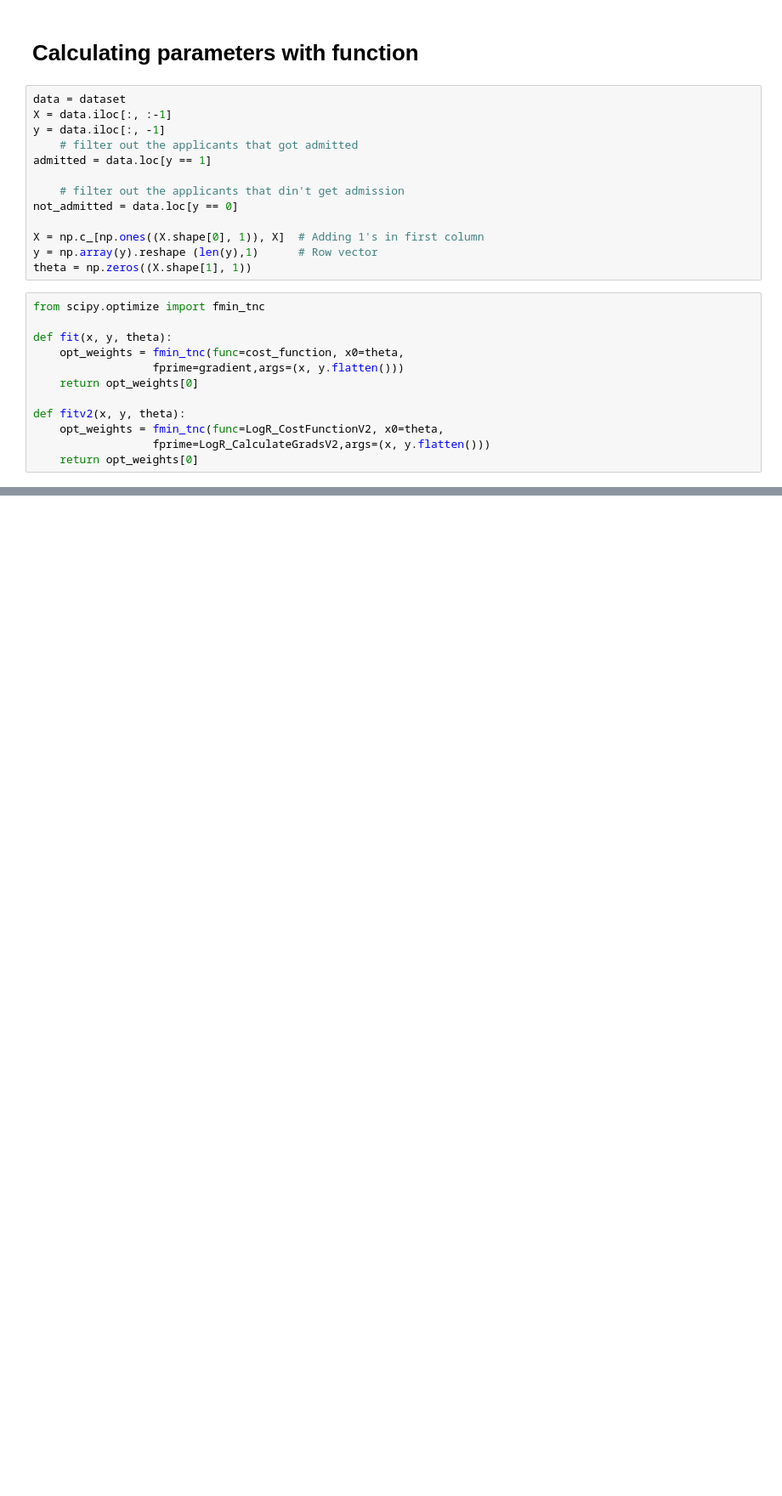
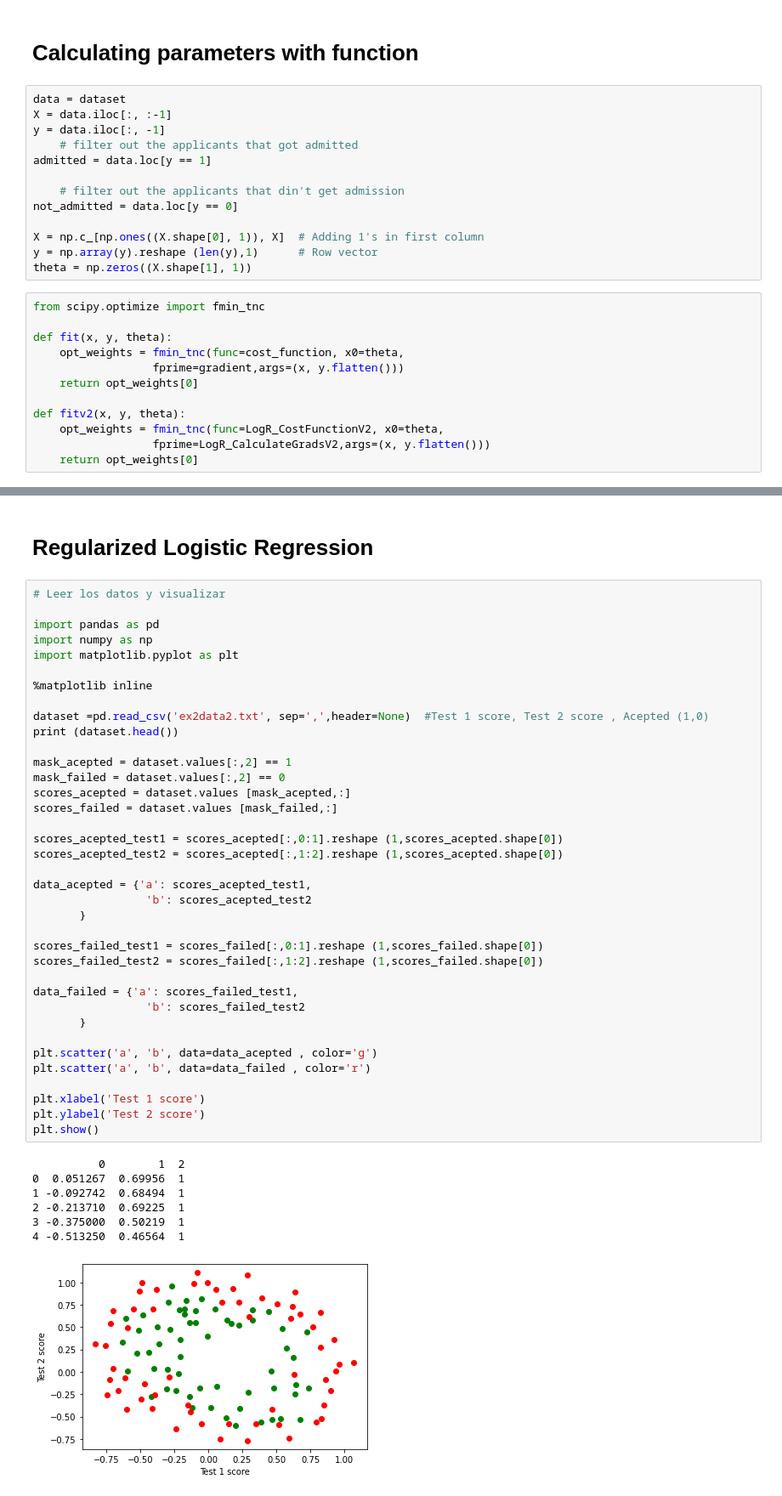
Before and after one commit to essancv/ML, a Jupyter notebook: notebooks/LogisticRegression.ipynb, the cells around one changed output, grey strips where cells are left out. Shown at 85% size. Saved outputs shown, nothing was run; the diff lists cells and outputs as text; blank space fills up the shorter version.

```diff
--- a/notebooks/LogisticRegression.ipynb
+++ b/notebooks/LogisticRegression.ipynb
@@ -327,0 +356,47 @@ Grads  [[9.14448015e-09 9.82739224e-08 4.80612372e-07]]
+# %% [markdown]
+# Regularized Logistic Regression
+# %%
+# Leer los datos y visualizar
+
+import pandas as pd
+import numpy as np
+import matplotlib.pyplot as plt
+
+%matplotlib inline
+
+dataset =pd.read_csv('ex2data2.txt', sep=',',header=None)  #Test 1 score, Test 2 score , Acepted (1,0)
+print (dataset.head())
+
+mask_acepted = dataset.values[:,2] == 1
+mask_failed = dataset.values[:,2] == 0
+scores_acepted = dataset.values [mask_acepted,:]
+scores_failed = dataset.values [mask_failed,:]
+
+scores_acepted_test1 = scores_acepted[:,0:1].reshape (1,scores_acepted.shape[0])
+scores_acepted_test2 = scores_acepted[:,1:2].reshape (1,scores_acepted.shape[0])
+
+data_acepted = {'a': scores_acepted_test1,
+                 'b': scores_acepted_test2
+       }
+
+scores_failed_test1 = scores_failed[:,0:1].reshape (1,scores_failed.shape[0])
+scores_failed_test2 = scores_failed[:,1:2].reshape (1,scores_failed.shape[0])
+
+data_failed = {'a': scores_failed_test1,
+                 'b': scores_failed_test2
+       }
+
+plt.scatter('a', 'b', data=data_acepted , color='g')
+plt.scatter('a', 'b', data=data_failed , color='r')
+
+plt.xlabel('Test 1 score')
+plt.ylabel('Test 2 score')
+plt.show()
+# %% [output]
+          0        1  2
+0  0.051267  0.69956  1
+1 -0.092742  0.68494  1
+2 -0.213710  0.69225  1
+3 -0.375000  0.50219  1
+4 -0.513250  0.46564  1
+[figure, added]
```
Also changed, not shown: parts of 21 cells of this notebook, 7 other files.
